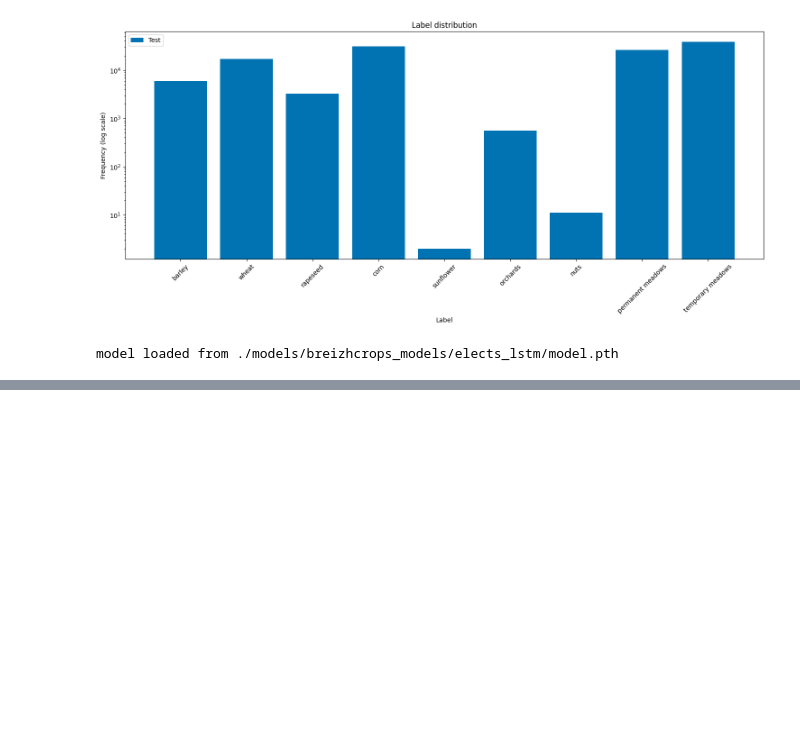
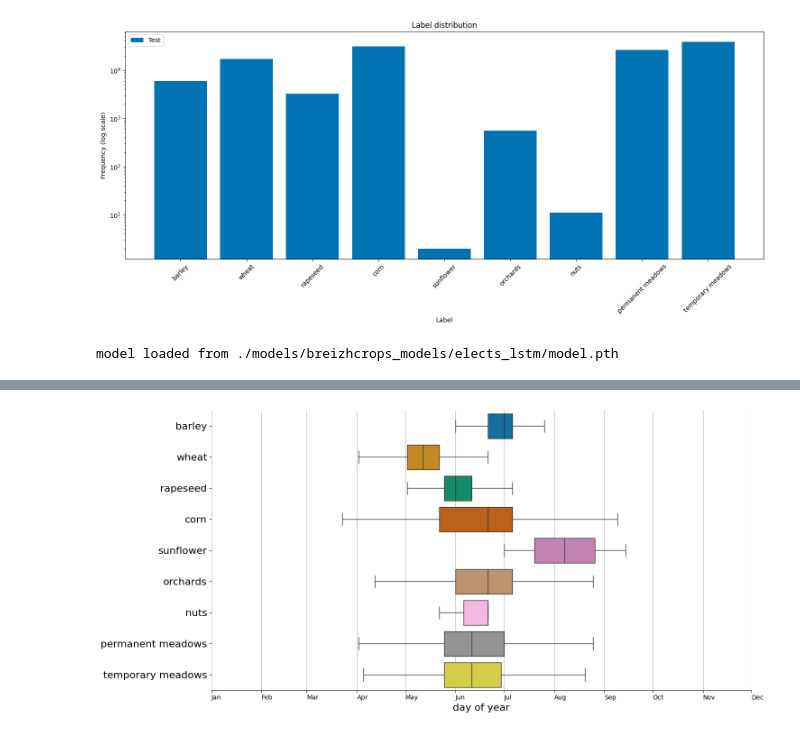
Before and after one commit to Aurenore/elects, a Jupyter notebook: notebook_test.ipynb, the cells around one changed output, grey strips where cells are left out. Drawn from its saved outputs; the diff is of its cells as text; code cells hidden in the pictures; blank space fills up the shorter version.

```diff
--- a/notebook_test.ipynb
+++ b/notebook_test.ipynb
@@ -211,0 +144,3 @@ plt.show()
+# %%
+# takes about 30 minutes to compute
+testloss, stats = test_temp_masking(model, test_ds, criterion, args.device, args.batchsize, args.sequencelength, step=5)
@@ -211,0 +160,7 @@ plt.show()
+# %%
+# ----------------------------- VISUALIZATION: stopping times -----------------------------
+fig_boxplot, ax_boxplot = plt.subplots(figsize=(15, 7))
+doys_stop = get_doy_stop(stats, doys_dict_test, approximated=False)
+fig_boxplot, _ = boxplot_stopping_times(doys_stop, stats, fig_boxplot, ax_boxplot, class_names)
+# %% [output]
+[figure, added]
```
Also changed, not shown: parts of 16 cells of this notebook, 4 other files.
